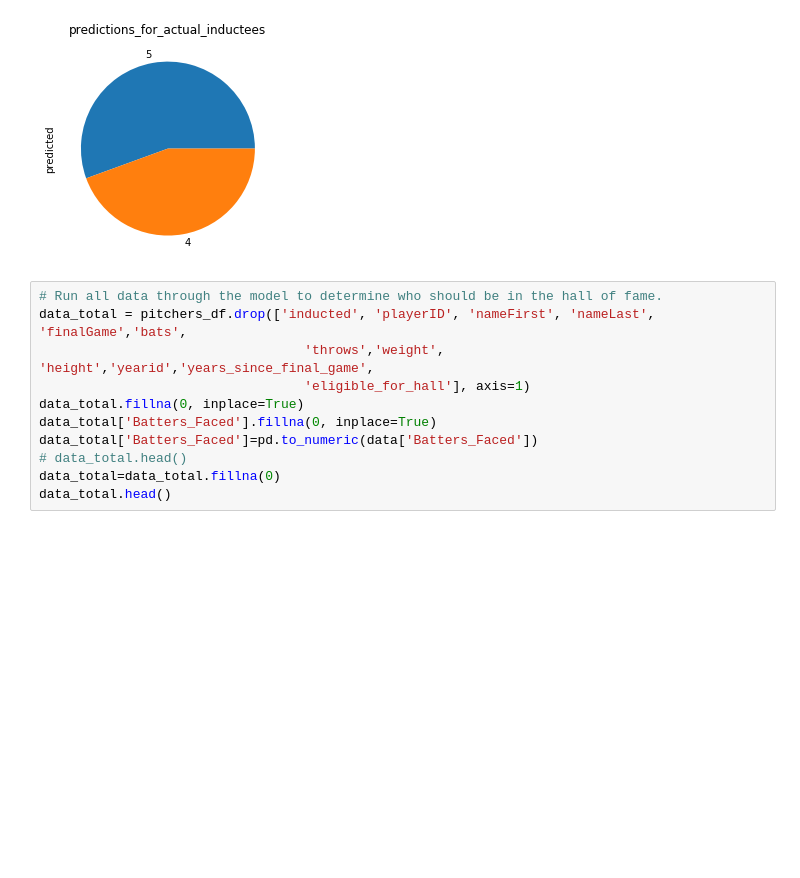
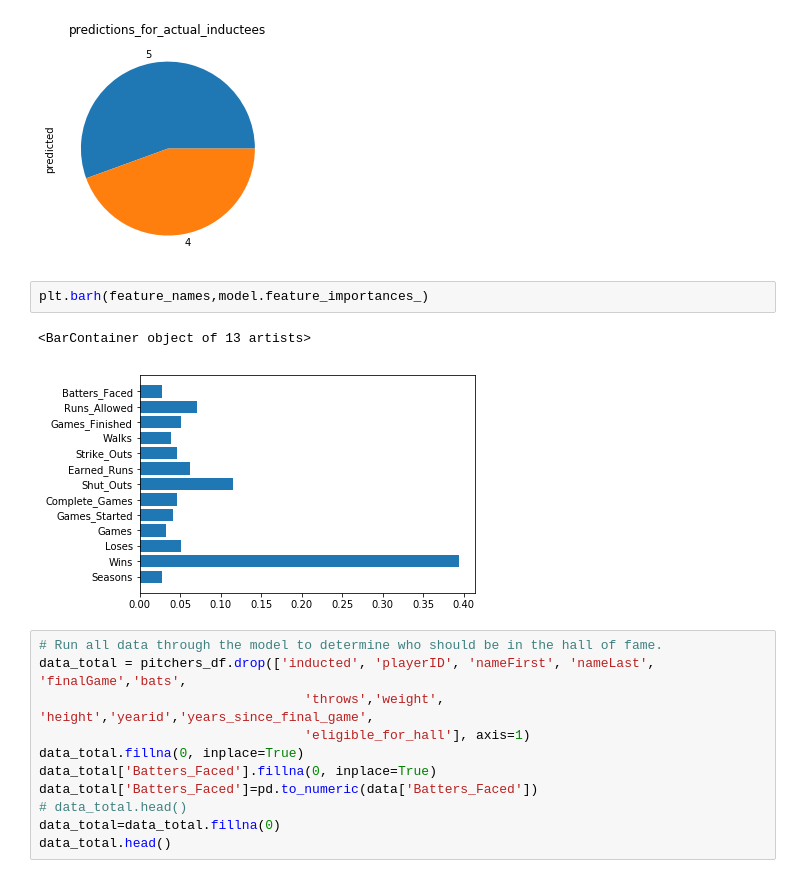
Before and after one commit to cmarche2ti/mlb-hall-of-fame, a Jupyter notebook: pitchers_ml_imbalanced.ipynb, the cells around one changed output. Saved outputs shown, nothing was run; the diff lists cells and outputs as text; blank space fills up the shorter version.

```diff
--- a/pitchers_ml_imbalanced.ipynb
+++ b/pitchers_ml_imbalanced.ipynb
@@ -175,6 +169,11 @@ The score is the fraction of yesses, you predicted 0.4782608695652174
    macro avg       0.81      0.77      0.79       336
 weighted avg       0.98      0.98      0.98       336
 [figure]
+# %%
+plt.barh(feature_names,model.feature_importances_)
+# %% [output]
+<BarContainer object of 13 artists>
+[figure, added]
 # %%
 # Run all data through the model to determine who should be in the hall of fame.
 data_total = pitchers_df.drop(['inducted', 'playerID', 'nameFirst', 'nameLast', 'finalGame','bats',
```
Also changed, not shown: parts of 12 cells of this notebook, 14 other files.
